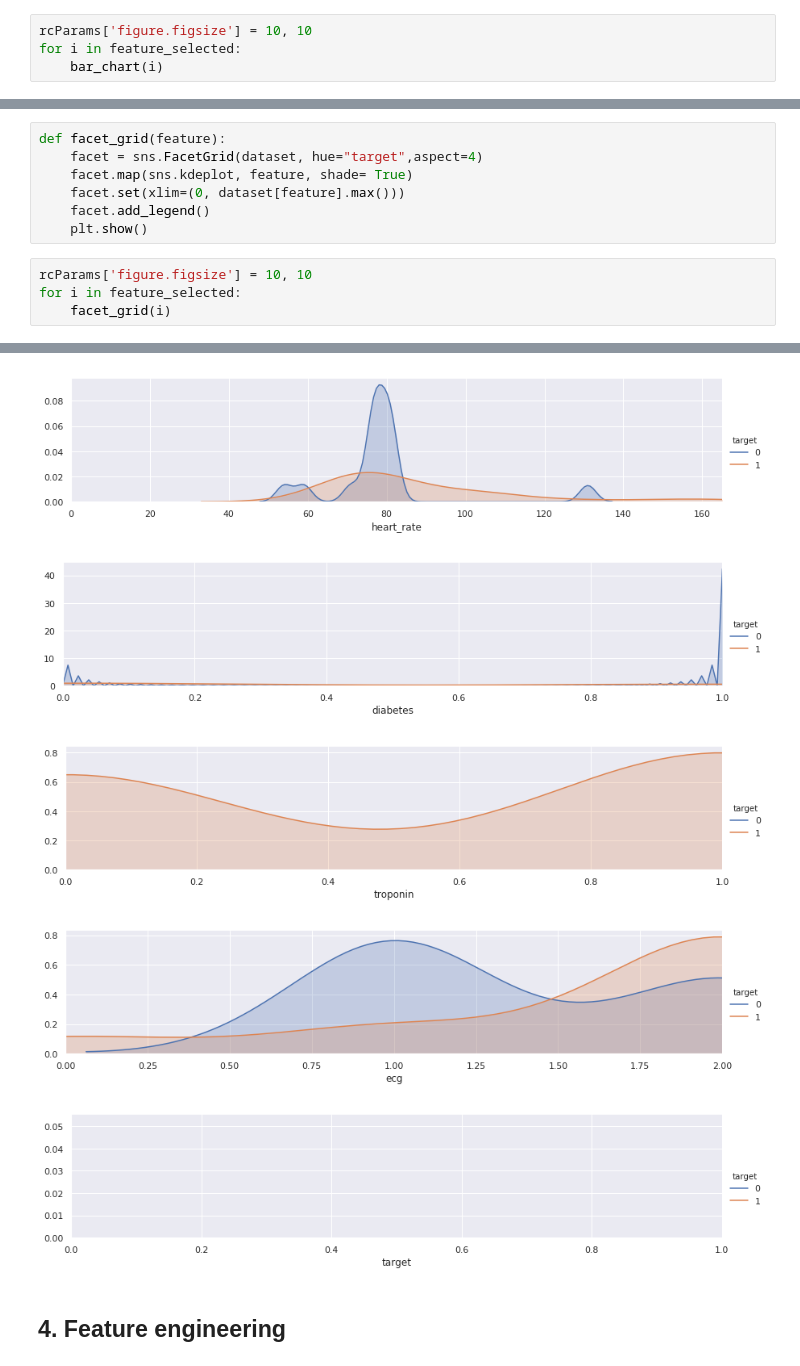
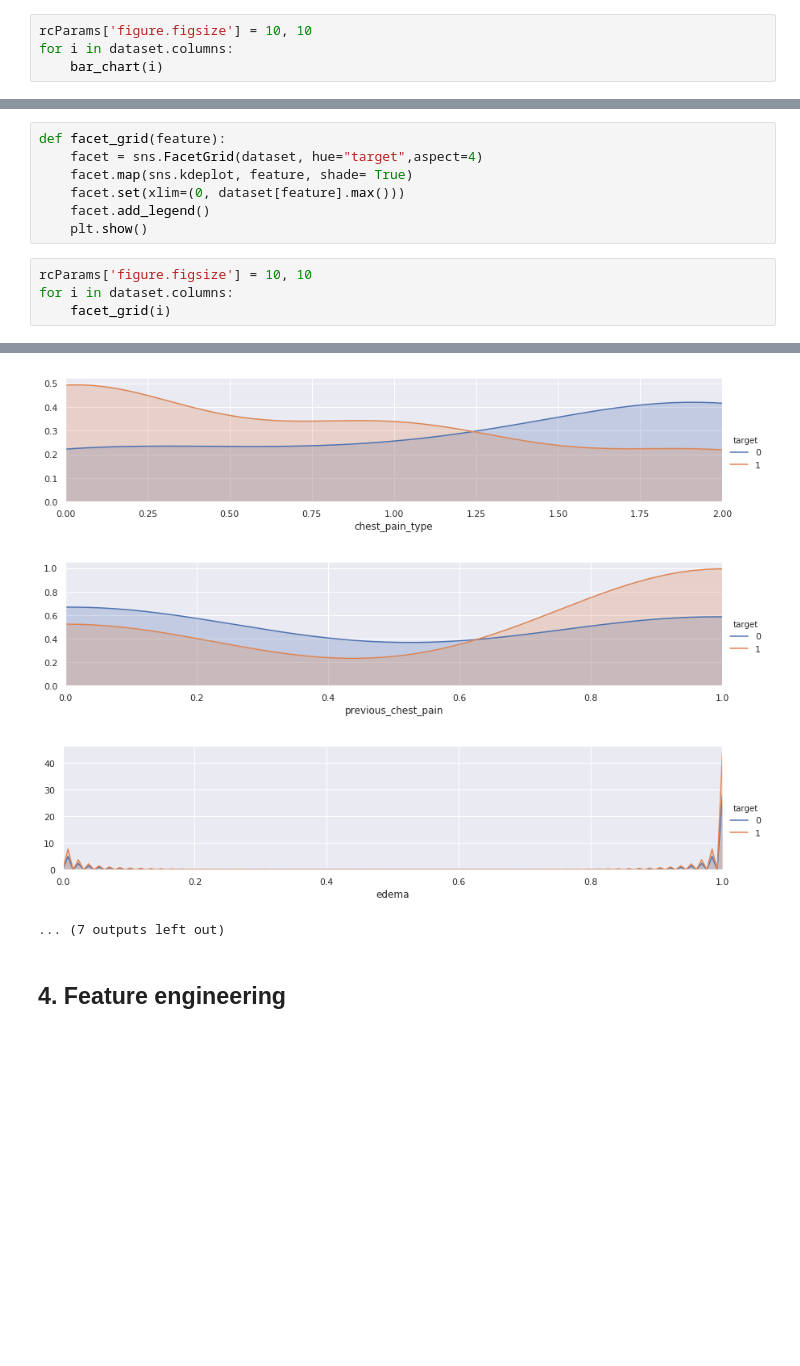
Before and after one commit to ihjohny/Comparative-Study-on-Classification-Algorithms, a Jupyter notebook: thesis.ipynb, the cells around one changed output, grey strips where cells are left out. Cells and saved outputs as stored; diff of their text form; blank space fills up the shorter version.

```diff
--- a/thesis.ipynb
+++ b/thesis.ipynb
@@ -250,7 +264,7 @@ def bar_chart(feature):
     df.plot(title= feature, kind='bar',stacked=True, figsize=(8,4))
 # %%
 rcParams['figure.figsize'] = 10, 10
-for i in feature_selected:
+for i in dataset.columns:
     bar_chart(i)
 # %% [output]
 [figure]
@@ -276,7 +289,7 @@ def facet_grid(feature):
     plt.show()
 # %%
 rcParams['figure.figsize'] = 10, 10
-for i in feature_selected:
+for i in dataset.columns:
     facet_grid(i)
 # %% [output]
 [figure]
@@ -291,7 +304,6 @@ for i in feature_selected:
-[figure, old version]
+[figure, new version]
-[figure, old version]
+[figure, new version]
-[figure, old version]
+[figure, new version]
-[figure, removed]
-[figure, removed]
+... (7 outputs left out)
 # %% [markdown]
 ## 4. Feature engineering
```
Also changed, not shown: parts of 67 cells of this notebook.
